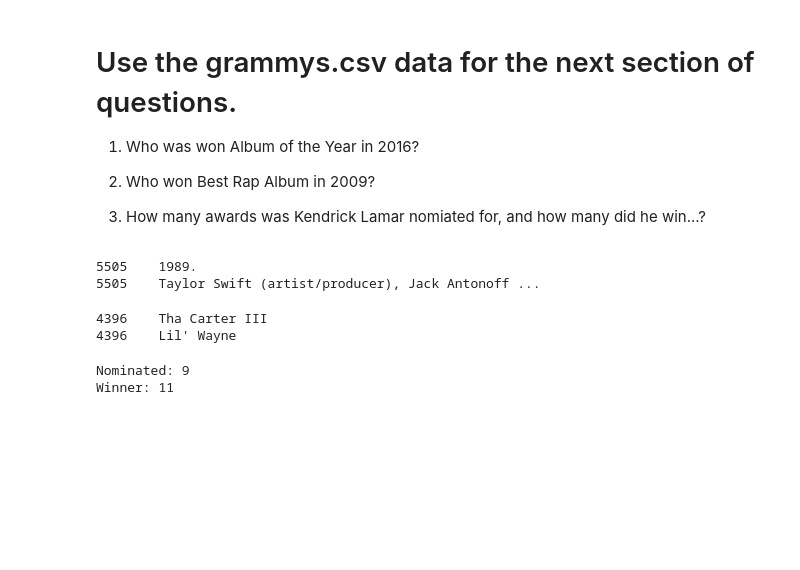
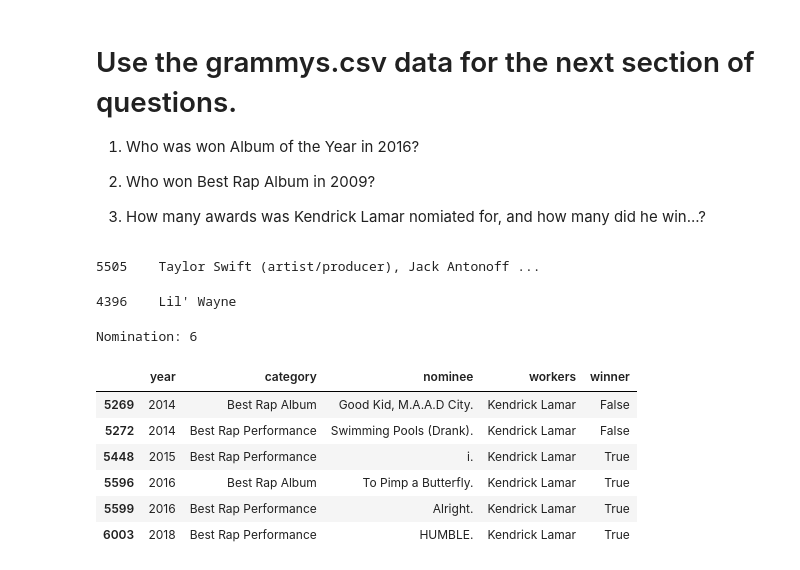
Before and after one commit to jzhao113/2020-fall-data-science, a Jupyter notebook: Week1-Pandas/Exercise.ipynb, the cells around one changed output. Drawn from its saved outputs; the diff is of its cells as text; code cells hidden in the pictures; blank space fills up the shorter version.

```diff
--- a/Week1-Pandas/Exercise.ipynb
+++ b/Week1-Pandas/Exercise.ipynb
@@ -250,10 +270,8 @@ select = grammyDF["category"] == "Album of the Year"
 select2 = grammyDF["year"] == 2016
 select3 = grammyDF["winner"] == True
 
-print(grammyDF[select & select2 & select3]["nominee"].to_string())
 print(grammyDF[select & select2 & select3]["workers"].to_string())
 # %% [output]
-5505    1989.
 5505    Taylor Swift (artist/producer), Jack Antonoff ...
 # %%
 # 2. Who won Best Rap Album in 2009?
@@ -261,18 +279,21 @@ select = grammyDF["category"] == "Best Rap Album"
 select2 = grammyDF["year"] == 2009
 select3 = grammyDF["winner"] == True
 
-print(grammyDF[select & select2 & select3]["nominee"].to_string())
 print(grammyDF[select & select2 & select3]["workers"].to_string())
 # %% [output]
-4396    Tha Carter III
 4396    Lil' Wayne
 # %%
 # 3. How many awards was Kendrick Lamar nomiated for, and how many did he win...?
-tempDF = grammyDF[grammyDF["workers"].str.contains("Kendrick Lamar",na = False, case = False)]
-select = tempDF["winner"] == True
-select2 = tempDF["winner"] == False
-print("Nominated: "+str(tempDF[select2]["nominee"].count()))
-print("Winner: "+str(tempDF[select]["winner"].count()))
+select1 = grammyDF["workers"].isin( ["Kendrick Lamar"] )
+select2 = grammyDF["winner"] == True
+print("Nomination: "+str(grammyDF[select1]["winner"].count()))
+grammyDF[select1]
 # %% [output]
-Nominated: 9
-Winner: 11
+Nomination: 6
+|  | year | category | nominee | workers | winner |
+| 5269 | 2014 | Best Rap Album | Good Kid, M.A.A.D City. | Kendrick Lamar | False |
+| 5272 | 2014 | Best Rap Performance | Swimming Pools (Drank). | Kendrick Lamar | False |
+| 5448 | 2015 | Best Rap Performance | i. | Kendrick Lamar | True |
+| 5596 | 2016 | Best Rap Album | To Pimp a Butterfly. | Kendrick Lamar | True |
+| 5599 | 2016 | Best Rap Performance | Alright. | Kendrick Lamar | True |
+| 6003 | 2018 | Best Rap Performance | HUMBLE. | Kendrick Lamar | True |
```
Also changed, not shown: parts of 3 cells of this notebook.
